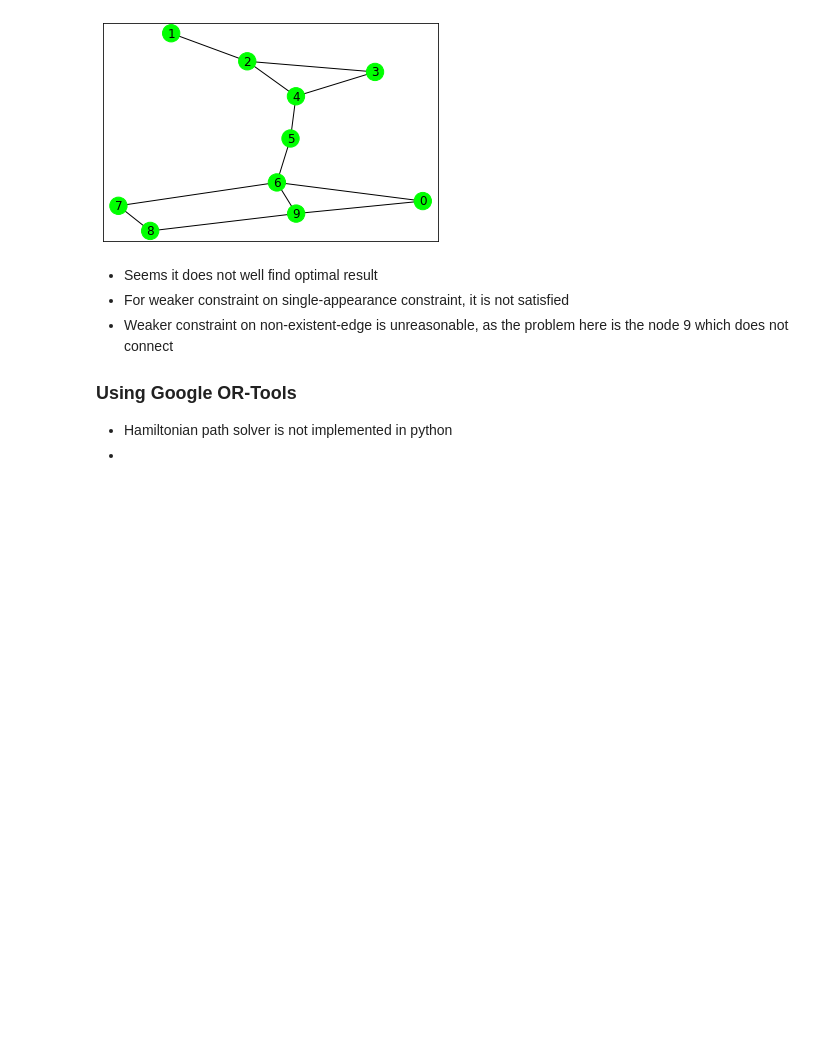
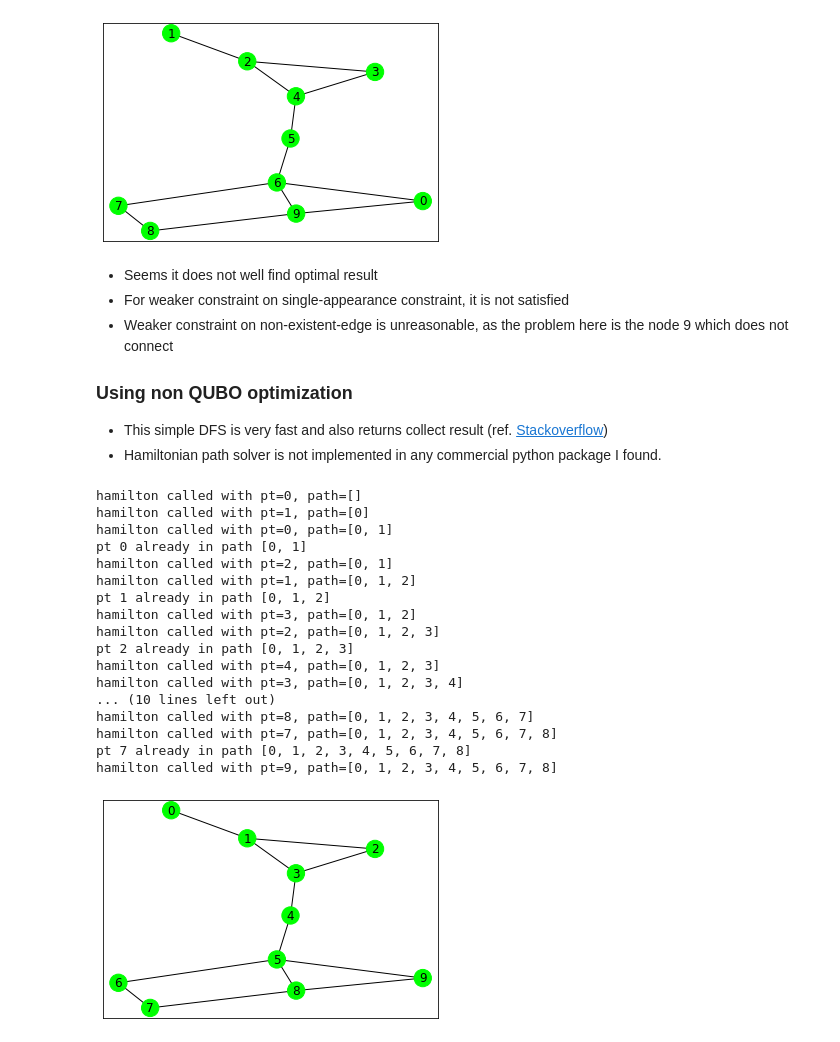
Before and after one commit to CDL-Quantum/CohortProject_2020, a Jupyter notebook: Project_4_Ising_Annealer/Challenge2.ipynb, the cells around one changed output. Drawn from its saved outputs; the diff is of its cells as text; code cells hidden in the pictures; blank space fills up the shorter version.

```diff
--- a/Project_4_Ising_Annealer/Challenge2.ipynb
+++ b/Project_4_Ising_Annealer/Challenge2.ipynb
@@ -318,6 +318,46 @@ draw_graph(G, node_color_list, node_label_dict)
  - For weaker constraint on single-appearance constraint, it is not satisfied
  - Weaker constraint on non-existent-edge is unreasonable, as the problem here is the node 9 which does not connect
 
-### Using Google OR-Tools
-- Hamiltonian path solver is not implemented in python
--
+### Using non QUBO optimization
+- This simple DFS is very fast and also returns collect result (ref. [Stackoverflow](https://stackoverflow.com/questions/47982604/hamiltonian-path-using-python))
+- Hamiltonian path solver is not implemented in any commercial python package I found.
+# %%
+def hamilton(G, size, pt, path=[]):
+    print('hamilton called with pt={}, path={}'.format(pt, path))
+    if pt not in set(path):
+        path.append(pt)
+        if len(path)==size:
+            return path
+        for pt_next in G.neighbors(pt):
+            res_path = [i for i in path]
+            candidate = hamilton(G, size, pt_next, res_path)
+            if candidate is not None:  # skip loop or dead end
+                return candidate
+        print('path {} is a dead end'.format(path))
+    else:
+        print('pt {} already in path {}'.format(pt, path))
+    # loop or dead end, None is implicitly returned
+
+path = hamilton(G, 10, 0)
+node_color_list = build_color_list(G.nodes, path)
+node_label_dict = build_node_path_label_dictionary(G.nodes, path)
+draw_graph(G, node_color_list, node_label_dict)
+# %% [output]
+hamilton called with pt=0, path=[]
+hamilton called with pt=1, path=[0]
+hamilton called with pt=0, path=[0, 1]
+pt 0 already in path [0, 1]
+hamilton called with pt=2, path=[0, 1]
+hamilton called with pt=1, path=[0, 1, 2]
+pt 1 already in path [0, 1, 2]
+hamilton called with pt=3, path=[0, 1, 2]
+hamilton called with pt=2, path=[0, 1, 2, 3]
+pt 2 already in path [0, 1, 2, 3]
+hamilton called with pt=4, path=[0, 1, 2, 3]
+hamilton called with pt=3, path=[0, 1, 2, 3, 4]
+... (10 lines left out)
+hamilton called with pt=8, path=[0, 1, 2, 3, 4, 5, 6, 7]
+hamilton called with pt=7, path=[0, 1, 2, 3, 4, 5, 6, 7, 8]
+pt 7 already in path [0, 1, 2, 3, 4, 5, 6, 7, 8]
+hamilton called with pt=9, path=[0, 1, 2, 3, 4, 5, 6, 7, 8]
+[figure, added]
```
Also changed, not shown: parts of 11 cells of this notebook, 2 other files.
